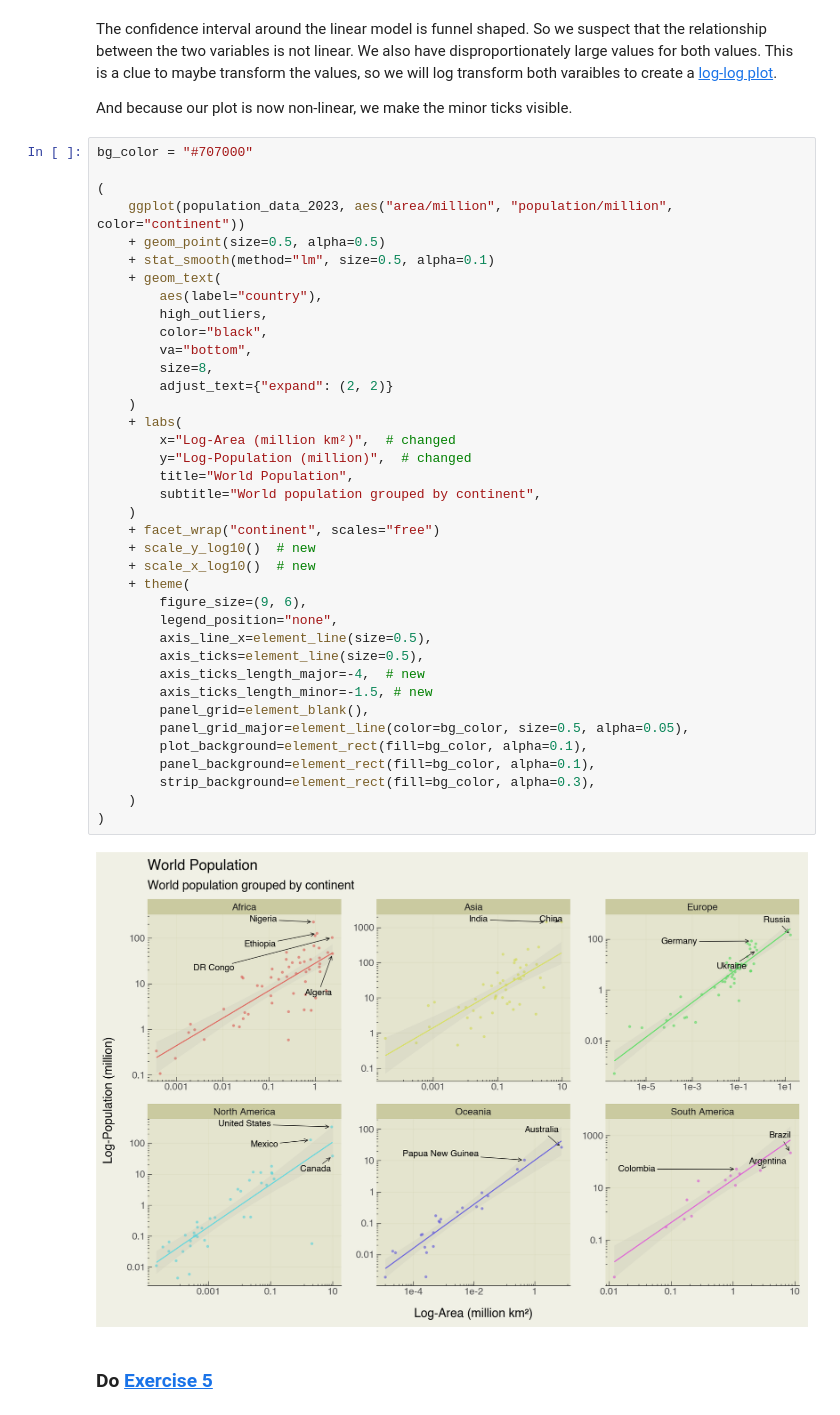
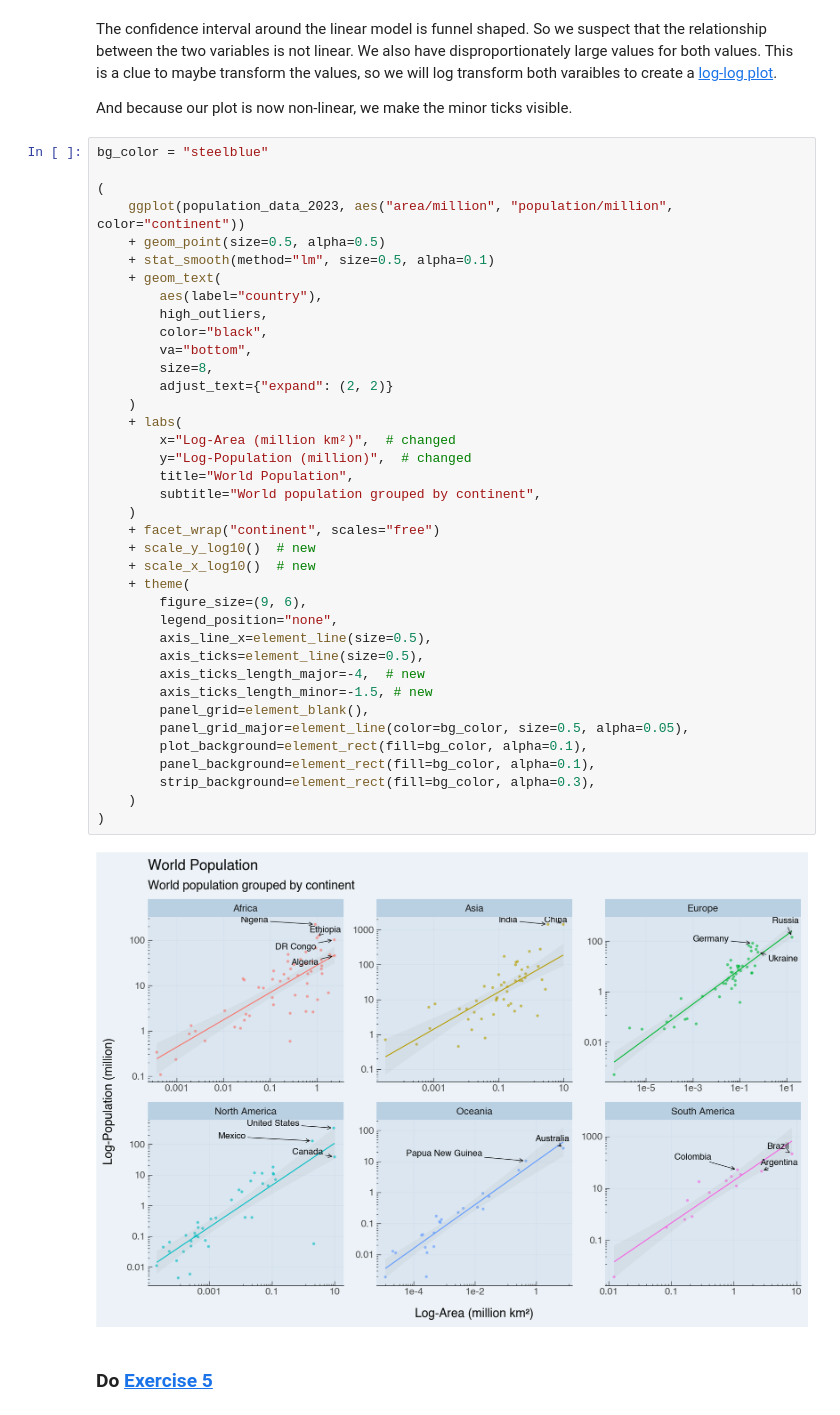
Before and after one commit to has2k1/plotnine-workshop-pycon-ug-2025, a Jupyter notebook: tutorial.ipynb, the cells around one changed output. Drawn from its saved outputs; the diff is of its cells as text.

```diff
--- a/tutorial.ipynb
+++ b/tutorial.ipynb
@@ -441,7 +472,7 @@ a [log-log plot](https://en.wikipedia.org/wiki/Log%E2%80%93log_plot).
 
 And because our plot is now non-linear, we make the minor ticks visible.
 # %%
-bg_color = "#707000"
+bg_color = "steelblue"
 
 (
     ggplot(population_data_2023, aes("area/million", "population/million", color="continent"))
@@ -452,34 +483,34 @@ bg_color = "#707000"
         high_outliers,
         color="black",
         va="bottom",
         size=8,
         adjust_text={"expand": (2, 2)}
     )
     + labs(
         x="Log-Area (million km²)",  # changed
         y="Log-Population (million)",  # changed
         title="World Population",
         subtitle="World population grouped by continent",
     )
     + facet_wrap("continent", scales="free")
     + scale_y_log10()  # new
     + scale_x_log10()  # new
     + theme(
         figure_size=(9, 6),
         legend_position="none",
         axis_line_x=element_line(size=0.5),
         axis_ticks=element_line(size=0.5),
         axis_ticks_length_major=-4,  # new
         axis_ticks_length_minor=-1.5, # new
         panel_grid=element_blank(),
         panel_grid_major=element_line(color=bg_color, size=0.5, alpha=0.05),
         plot_background=element_rect(fill=bg_color, alpha=0.1),
         panel_background=element_rect(fill=bg_color, alpha=0.1),
         strip_background=element_rect(fill=bg_color, alpha=0.3),
     )
 )
 # %% [output]
-[figure, old version]
+[figure, new version]
 # %% [markdown]
 ### Do [Exercise 5](exercises.ipynb#Exercise-5)
 # %% [markdown]
```
Also changed, not shown: parts of 10 cells of this notebook, 1 other file.
